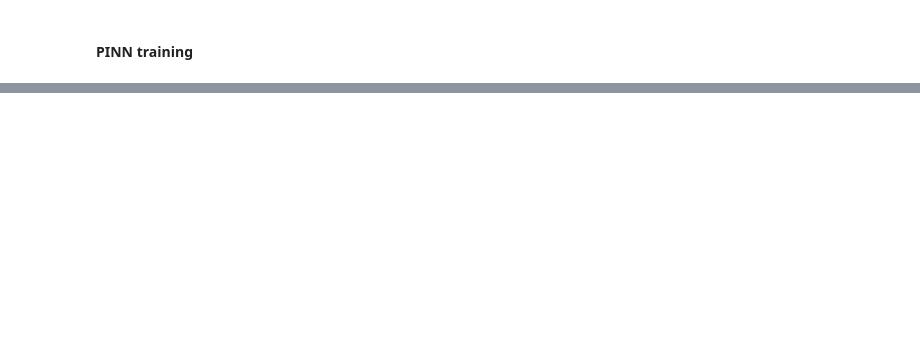
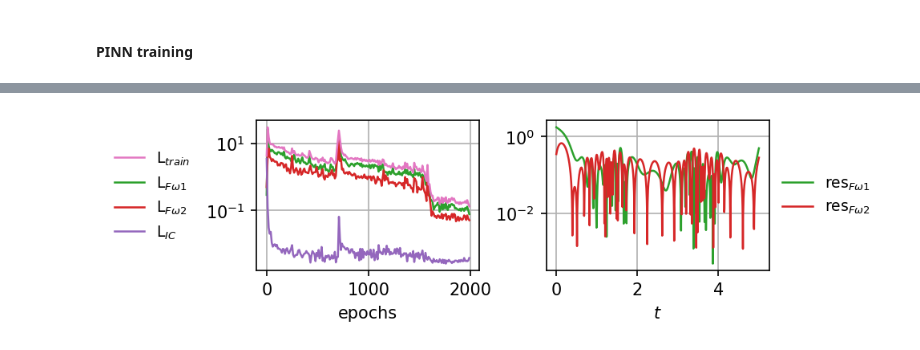
Before and after one commit to stegsoph/How-PINNs-Cheat, a Jupyter notebook: main.ipynb, the cells around one changed output, grey strips where cells are left out. Cells and saved outputs as stored; diff of their text form; code cells hidden in the pictures; blank space fills up the shorter version.

```diff
--- a/main.ipynb
+++ b/main.ipynb
@@ -130,0 +136,12 @@ legend_without_duplicate_labels(axes[1], (1, 0.5), idx = [-1, 0, 1, 2, 3, 4, 5],
+# %%
+fig, axes = plt.subplots(1, 2, figsize=get_optimal_figsize(scale=1, height_factor=.3))
+axes = axes.flatten()
+fig.subplots_adjust(wspace=0.3)
+
+Plot = Plotting(log, alpha=1)
+Plot.plotting_losses(axes[0:])
+
+legend_without_duplicate_labels(axes[0], (-0.7, 0.5), idx = [-1, 2, 3, 4], loc='center left');
+legend_without_duplicate_labels(axes[1], (1, 0.5), idx = [2,3], loc='center left');
+# %% [output]
+[figure, added]
```
Also changed, not shown: parts of 9 cells of this notebook, 1 other file.
